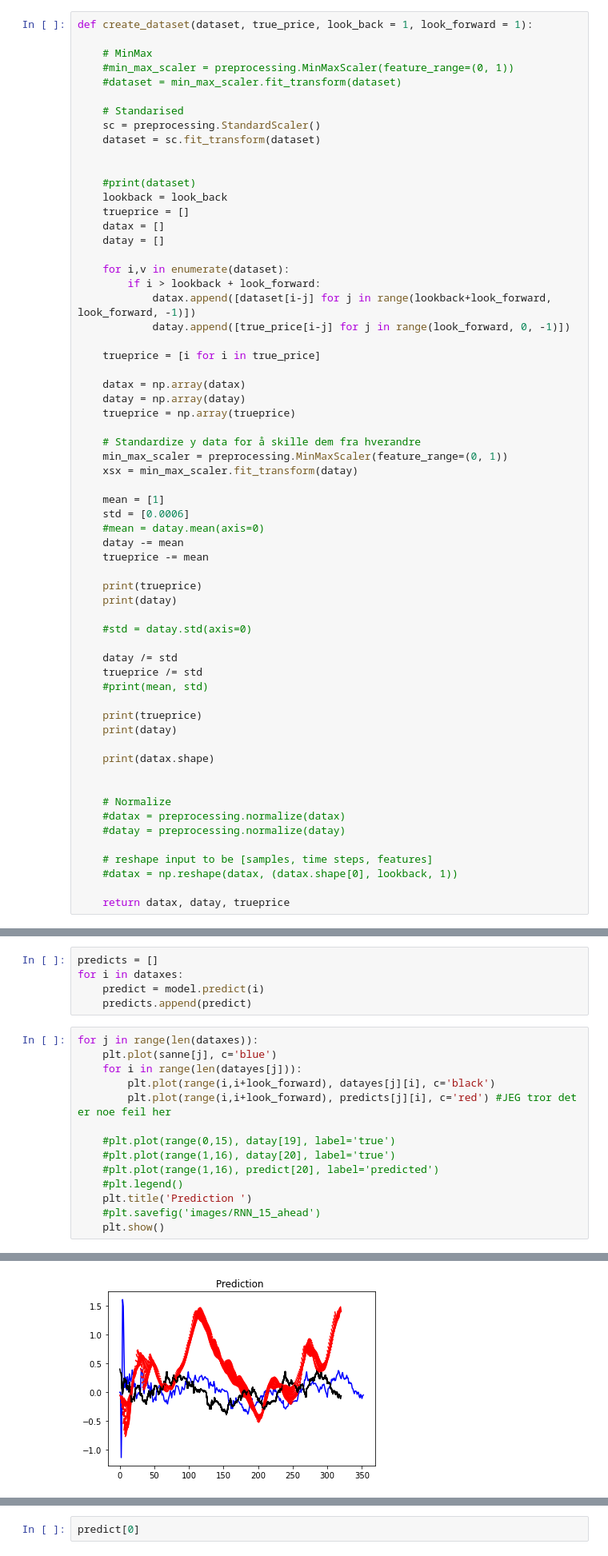
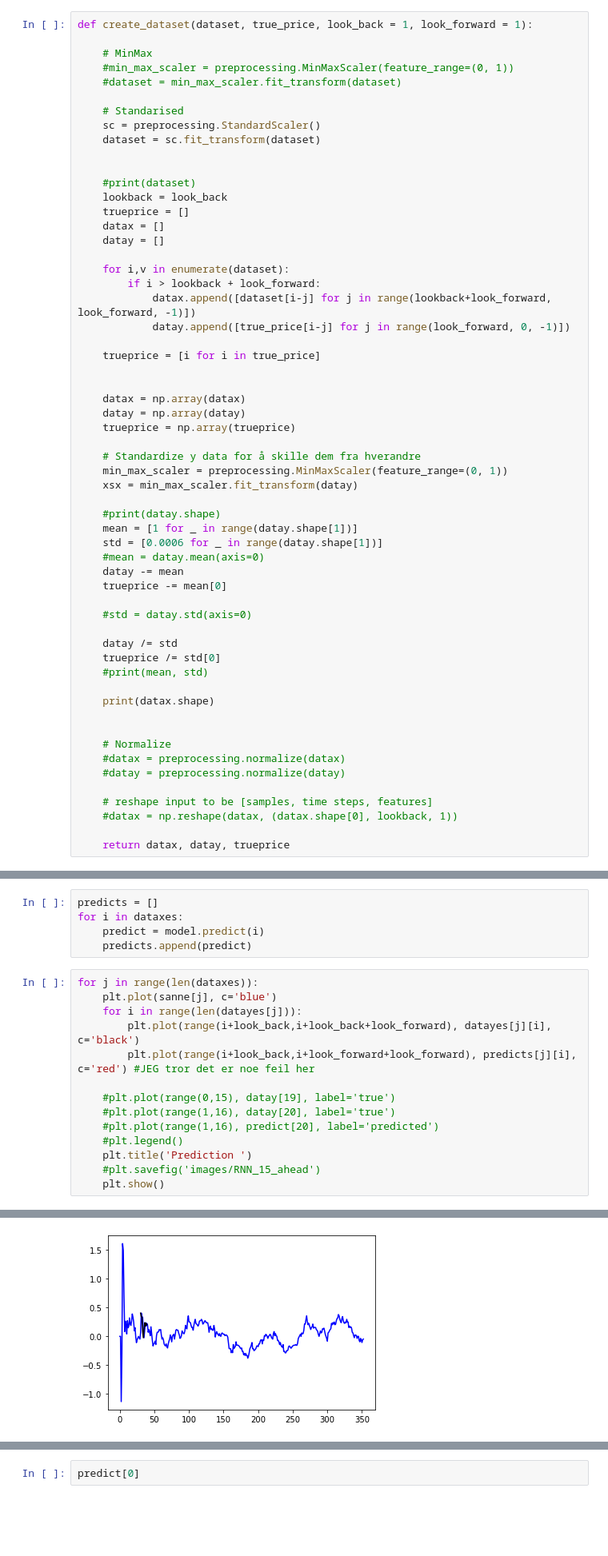
Before and after one commit to stianteien/instradag, a Jupyter notebook: RNN_trial.ipynb, the cells around one changed output, grey strips where cells are left out. Shown: that part at 80% size. Cells and saved outputs as stored; diff of their text form; blank space fills up the shorter version.

```diff
--- a/RNN_trial.ipynb
+++ b/RNN_trial.ipynb
@@ -42,6 +42,7 @@ def create_dataset(dataset, true_price, look_back = 1, look_forward = 1):
 
     trueprice = [i for i in true_price]
 
+
     datax = np.array(datax)
     datay = np.array(datay)
     trueprice = np.array(trueprice)
@@ -50,23 +51,18 @@ def create_dataset(dataset, true_price, look_back = 1, look_forward = 1):
     min_max_scaler = preprocessing.MinMaxScaler(feature_range=(0, 1))
     xsx = min_max_scaler.fit_transform(datay)
 
-    mean = [1]
-    std = [0.0006]
+    #print(datay.shape)
+    mean = [1 for _ in range(datay.shape[1])]
+    std = [0.0006 for _ in range(datay.shape[1])]
     #mean = datay.mean(axis=0)
     datay -= mean
-    trueprice -= mean
-
-    print(trueprice)
-    print(datay)
+    trueprice -= mean[0]
 
     #std = datay.std(axis=0)
 
     datay /= std
-    trueprice /= std
+    trueprice /= std[0]
     #print(mean, std)
-
-    print(trueprice)
-    print(datay)
 
     print(datax.shape)
 
@@ -231,8 +232,8 @@ for i in dataxes:
 for j in range(len(dataxes)):
     plt.plot(sanne[j], c='blue')
     for i in range(len(datayes[j])):
-        plt.plot(range(i,i+look_forward), datayes[j][i], c='black')
-        plt.plot(range(i,i+look_forward), predicts[j][i], c='red') #JEG tror det er noe feil her
+        plt.plot(range(i+look_back,i+look_back+look_forward), datayes[j][i], c='black')
+        plt.plot(range(i+look_back,i+look_forward+look_forward), predicts[j][i], c='red') #JEG tror det er noe feil her
 
     #plt.plot(range(0,15), datay[19], label='true')
     #plt.plot(range(1,16), datay[20], label='true')
@@ -245 +247 @@ for j in range(len(dataxes)):
-[figure, old version]
+[figure, new version]
```
Also changed, not shown: parts of 3 cells of this notebook.
